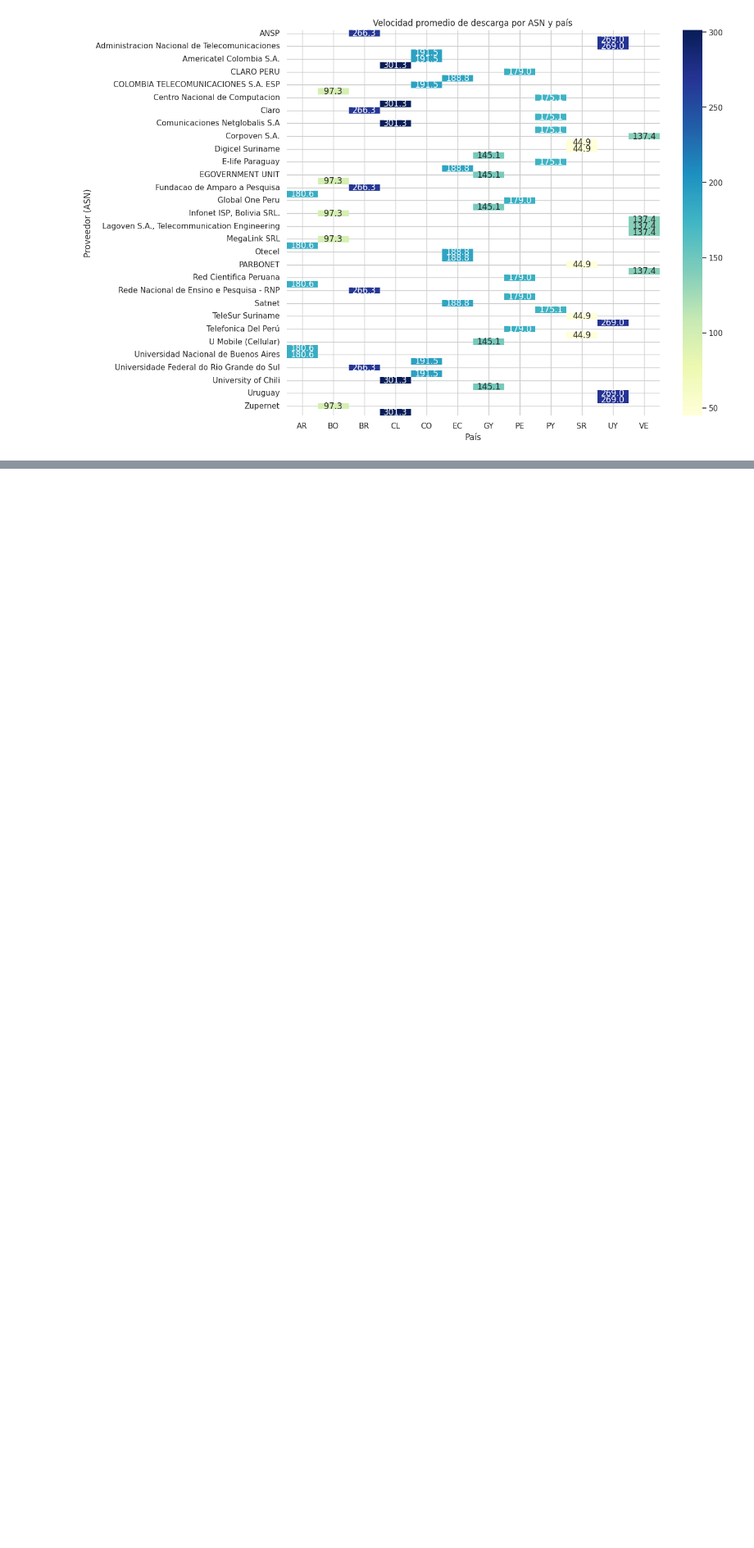
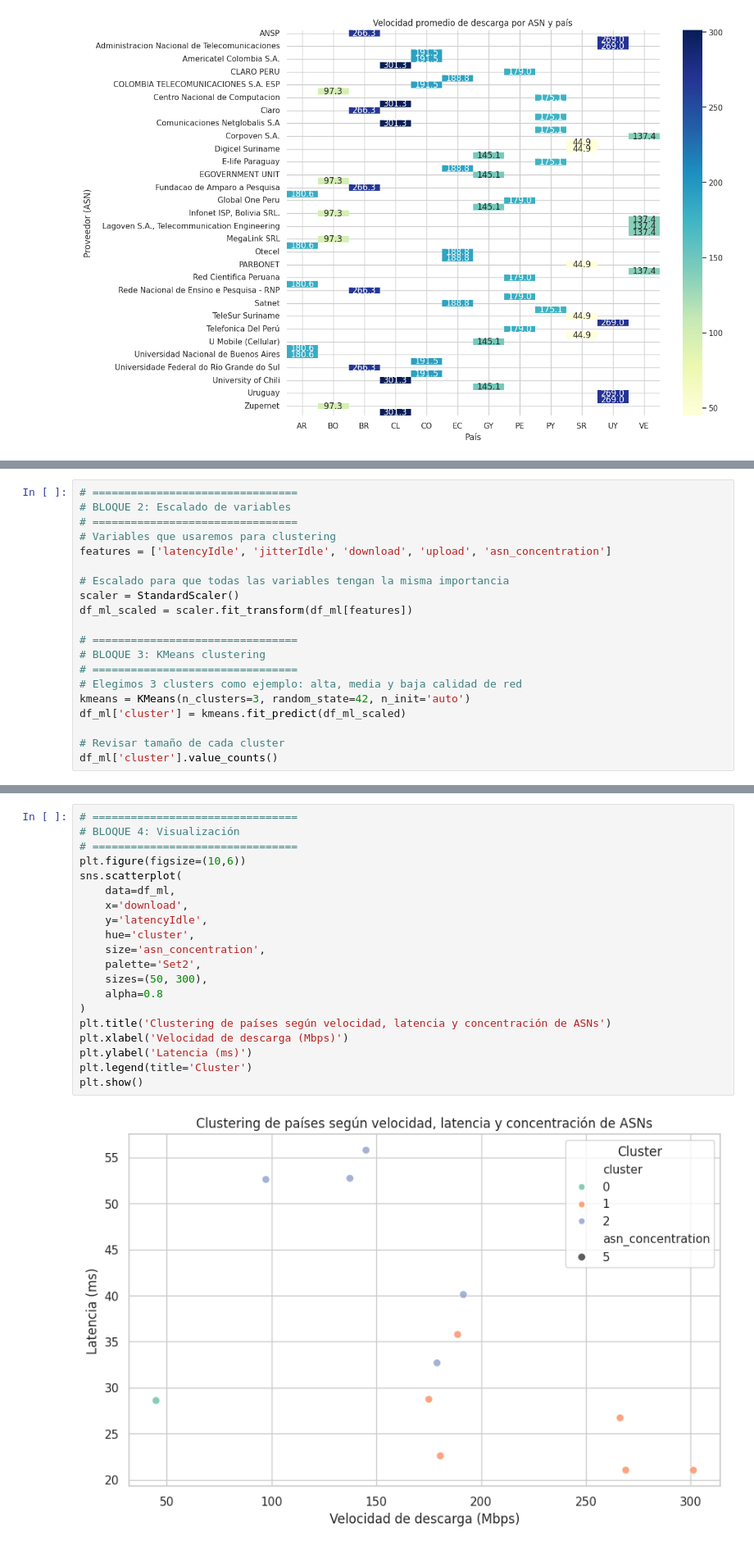
Before and after one commit to Angebarrutia/Coderhouse-Curso-Data-Science-II, a Jupyter notebook: Entregas/Primera Entrega/ProyectoEntrega1DSII_BarrutiaAngela.ipynb, the cells around one changed output, grey strips where cells are left out. Shown at 82% size. Cells and saved outputs as stored; diff of their text form; blank space fills up the shorter version.

```diff
--- a/Entregas/Primera Entrega/ProyectoEntrega1DSII_BarrutiaAngela.ipynb
+++ b/Entregas/Primera Entrega/ProyectoEntrega1DSII_BarrutiaAngela.ipynb
@@ -652,0 +759,20 @@ plt.show()
+# %%
+# ================================
+# BLOQUE 2: Escalado de variables
+# ================================
+# Variables que usaremos para clustering
+features = ['latencyIdle', 'jitterIdle', 'download', 'upload', 'asn_concentration']
+
+# Escalado para que todas las variables tengan la misma importancia
+scaler = StandardScaler()
+df_ml_scaled = scaler.fit_transform(df_ml[features])
+
+# ================================
+# BLOQUE 3: KMeans clustering
+# ================================
+# Elegimos 3 clusters como ejemplo: alta, media y baja calidad de red
+kmeans = KMeans(n_clusters=3, random_state=42, n_init='auto')
+df_ml['cluster'] = kmeans.fit_predict(df_ml_scaled)
+
+# Revisar tamaño de cada cluster
+df_ml['cluster'].value_counts()
@@ -652,0 +786,22 @@ plt.show()
+# %%
+# ================================
+# BLOQUE 4: Visualización
+# ================================
+plt.figure(figsize=(10,6))
+sns.scatterplot(
+    data=df_ml,
+    x='download',
+    y='latencyIdle',
+    hue='cluster',
+    size='asn_concentration',
+    palette='Set2',
+    sizes=(50, 300),
+    alpha=0.8
+)
+plt.title('Clustering de países según velocidad, latencia y concentración de ASNs')
+plt.xlabel('Velocidad de descarga (Mbps)')
+plt.ylabel('Latencia (ms)')
+plt.legend(title='Cluster')
+plt.show()
+# %% [output]
+[figure, added]
```
Also changed, not shown: parts of 18 cells of this notebook.
